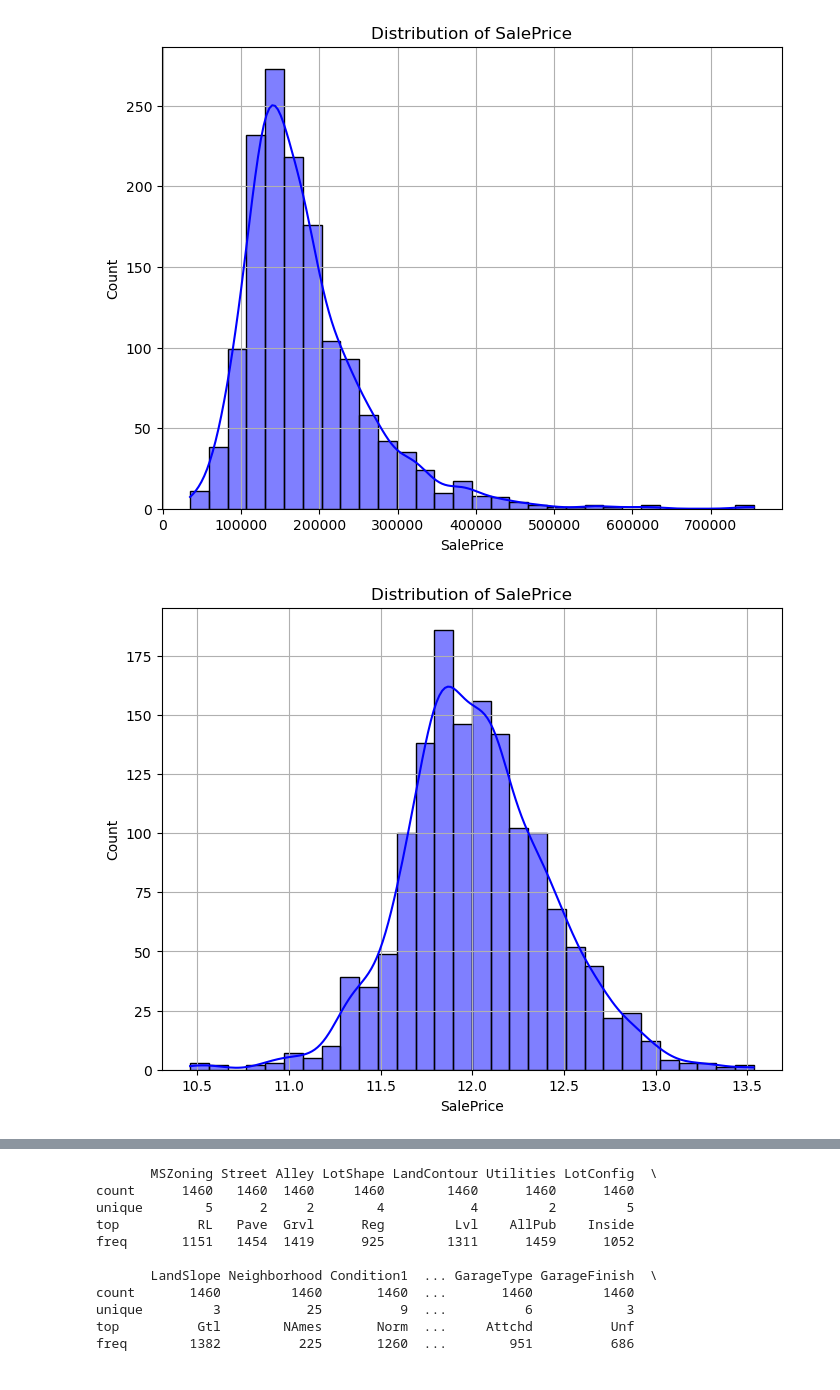
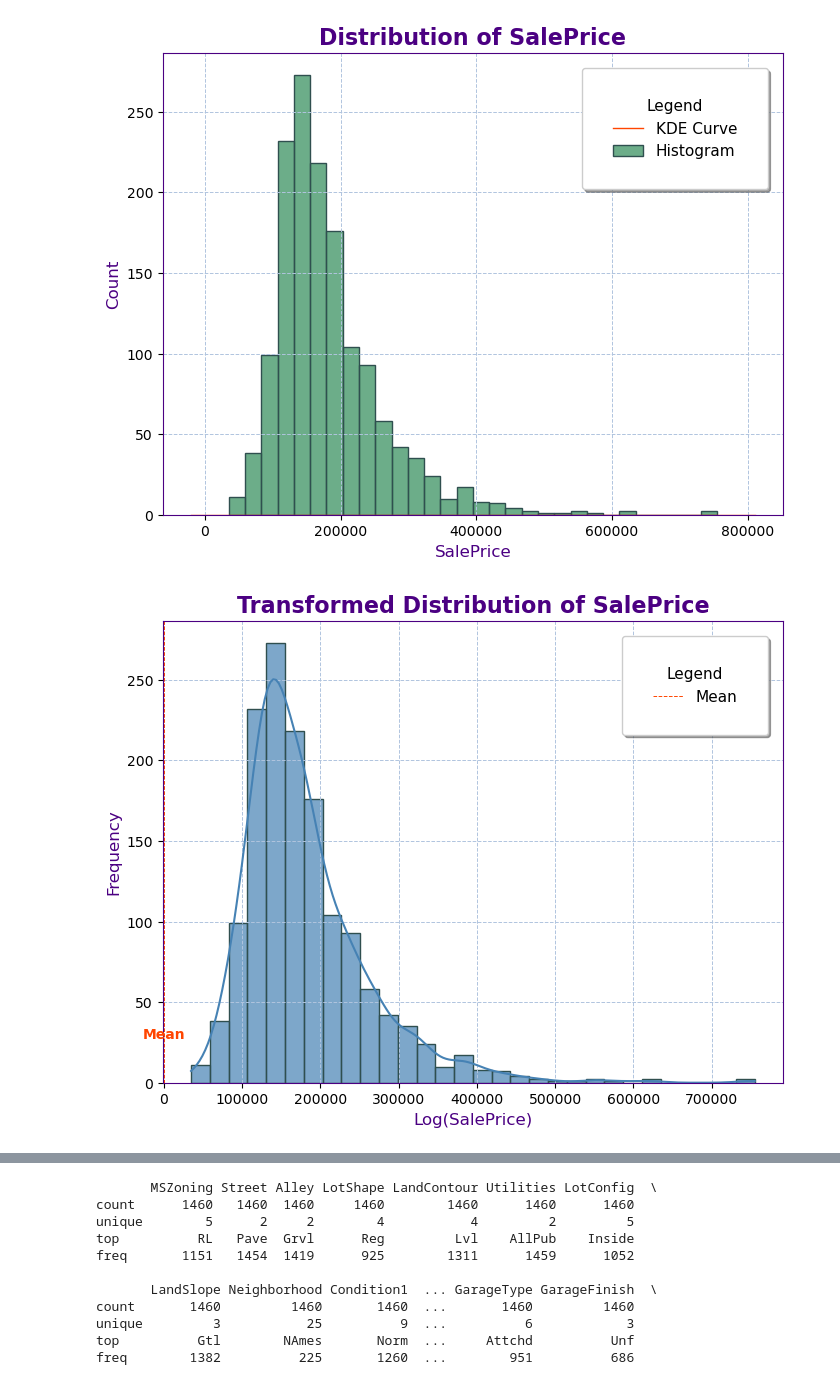
Before and after one commit to KailieField/comp3122_assignment3, a Jupyter notebook: assignment3.ipynb, the cells around one changed output, grey strips where cells are left out. Drawn from its saved outputs; the diff is of its cells as text; code cells hidden in the pictures.

Commit message:
updated formatting for readbility, included colouring in graphing and legends for understanding

```diff
--- a/assignment3.ipynb
+++ b/assignment3.ipynb
@@ -19,27 +52,59 @@ house_test = pd.read_csv("test.csv")
 # %%
-#---- STEP 1: VISUALIZING TARGET VARIABLE
+#---- [ STEP 1: VISUALIZING TARGET VARIABLE ]
+#---- #2E8B57: Sea Green, #2F4F4F: Dark Edges, #4B0082: Indigo Labels, #B0C4DE: Light Steel Blue Grid, #4B0082': Indigo Spines
+
+#---- visualizing
 plt.figure(figsize=(8,6))
-sns.histplot(house_train['SalePrice'], kde=True, bins=30, color='blue', edgecolor='black')
-plt.title('Distribution of SalePrice')
-plt.xlabel('SalePrice')
-plt.ylabel('Count')
-plt.grid(True)
+histogram = sns.histplot(house_train['SalePrice'], kde=False, bins=30, color='#2E8B57', edgecolor='#2F4F4F', alpha=0.7, label='Histogram')
+kde = sns.kdeplot(house_train['SalePrice'], color='#FF4500', linewidth=1, label='KDE Curve')
+
+plt.title('Distribution of SalePrice', fontsize=16, fontweight='bold', color='#4B0082')
+plt.xlabel('SalePrice', fontsize=12, color='#4B0082')
+plt.ylabel('Count', fontsize=12, color='#4B0082')
+plt.grid(True, color='#B0C4DE', linestyle='--', linewidth=0.7)
+
+for spine in plt.gca().spines.values():
+    spine.set_color('#4B0082')
+
+#---- Legend
+plt.legend(loc='upper right', fontsize=11, title='Legend', title_fontsize=11, frameon=True, shadow=True, borderpad=2, borderaxespad=1)
+
 plt.show()
 # %% [output]
-[figure, old version]
+[figure, new version]
 # %%
-#---- APPLYING LOG TRANSFORMATIONS TO PREVENT SKEWNESS
+#---- [ APPLYING LOG TRANSFORMATIONS TO PREVENT SKEWNESS ]
+#---- #4682B4: Blue Histogram, #2F4F4F: Orange Edges, #4B0082: Indigo Labels + Spine Values, #FF4500: Orange Mean Line
 house_train['LogSalePrice'] = np.log(house_train['SalePrice'])
+
 #---- visualizing the transformation
 plt.figure(figsize=(8,6))
-sns.histplot(house_train['SalePrice'], kde=True, bins=30, color='blue', edgecolor='black')
-plt.title('Distribution of SalePrice')
-plt.xlabel('SalePrice')
-plt.ylabel('Count')
-plt.grid(True)
-plt.show()
+
+histogram2 = sns.histplot(house_train['SalePrice'], kde=True, bins=30, color='#4682B4', edgecolor='#2F4F4F', alpha=0.7)
+
+#---- Title/Axis Labels
+plt.title('Transformed Distribution of SalePrice', fontsize=16, fontweight='bold', color='#4B0082')
+plt.xlabel('Log(SalePrice)', fontsize=12, color='#4B0082')
+plt.ylabel('Frequency', fontsize=12, color='#4B0082')
+
+#---- Highlighting Transformation using Annotations -- Focusing on the MEAN line
+mean = house_train['LogSalePrice'].mean()
+plt.text(mean, 30, 'Mean', color='#FF4500', fontweight='bold', ha='center', va='center')
+plt.axvline(mean, color='#FF4500', linestyle='--', linewidth=0.7, label='Mean')
+
+#---- Grid Styling
+plt.grid(True, color='#B0C4DE', linestyle='--', linewidth=0.7)
+
+#---- Frame Styling (Spines)
+for spine in plt.gca().spines.values():
+    spine.set_color('#4B0082')
+
+#---- Legend
+plt.legend(loc='upper right', fontsize=11, title='Legend', title_fontsize=11, frameon=True, shadow=True, borderpad=2, borderaxespad=1)
+
+plt.show(histogram2)
 # %% [output]
-[figure, old version]
+[figure, new version]
 # %%
 #---- STEP 2: HANDLE MISSING VALUES FOR NUMERICAL FEATURES
 numeric_features_train = house_train.select_dtypes(include=['number']).columns
```
Also changed, not shown: parts of 7 cells of this notebook, 1 other file.
